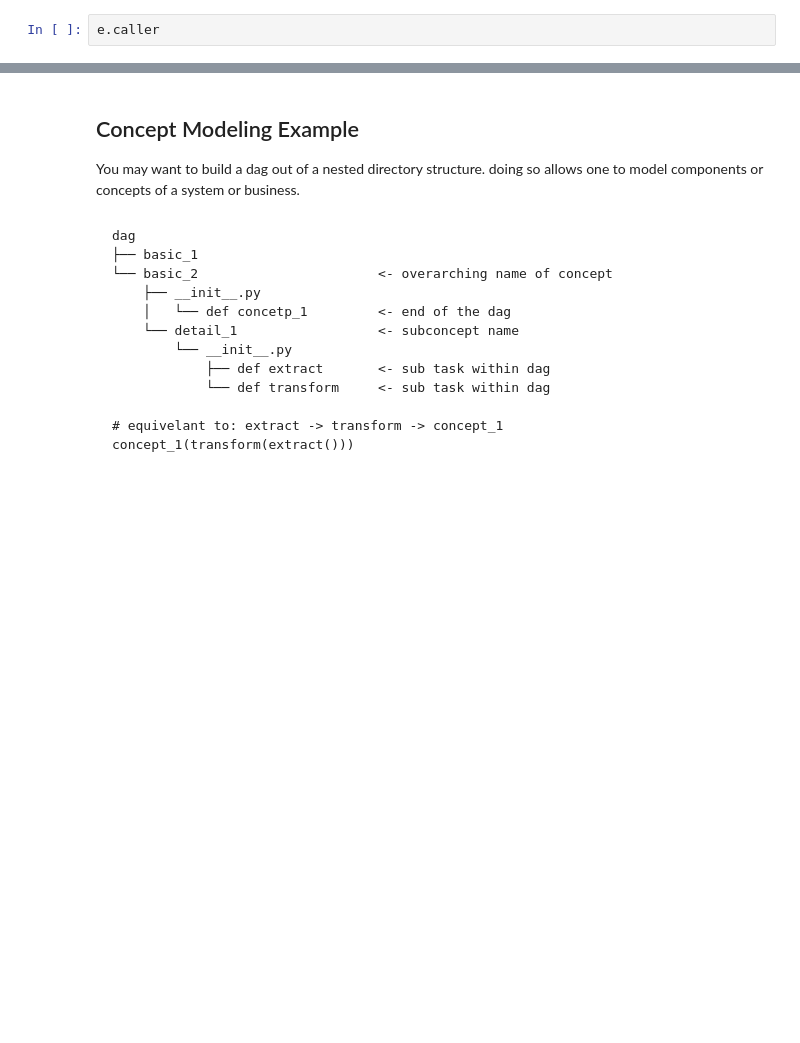
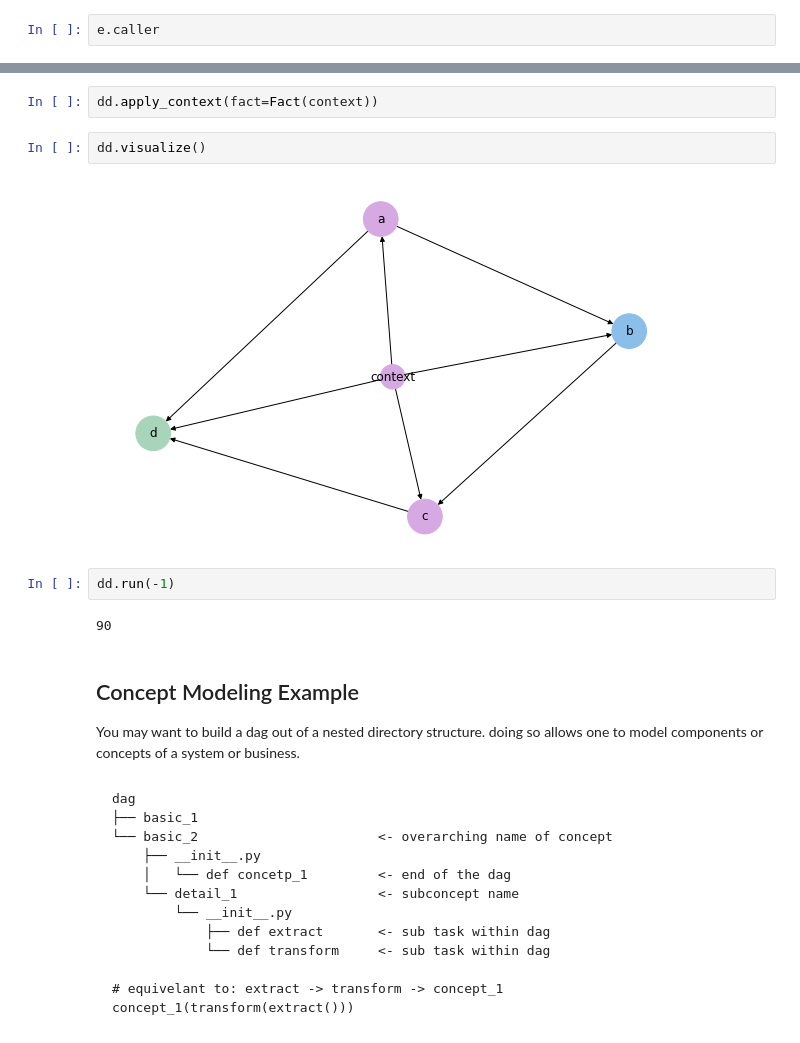
Before and after one commit to lastmeta/factum, a Jupyter notebook: notebooks/dev.ipynb, the cells around one changed output, grey strips where cells are left out. Saved outputs shown, nothing was run; the diff lists cells and outputs as text; blank space fills up the shorter version.

```diff
--- a/notebooks/dev.ipynb
+++ b/notebooks/dev.ipynb
@@ -279,3 +342,13 @@ e.visualize(name_kind='tree_name')
+# %%
+dd.apply_context(fact=Fact(context))
+# %%
+dd.visualize()
+# %% [output]
+[figure, added]
+# %%
+dd.run(-1)
+# %% [output]
+90
 # %% [markdown]
 ## Concept Modeling Example
 
```
Also changed, not shown: parts of 35 cells of this notebook, 1 other file.
